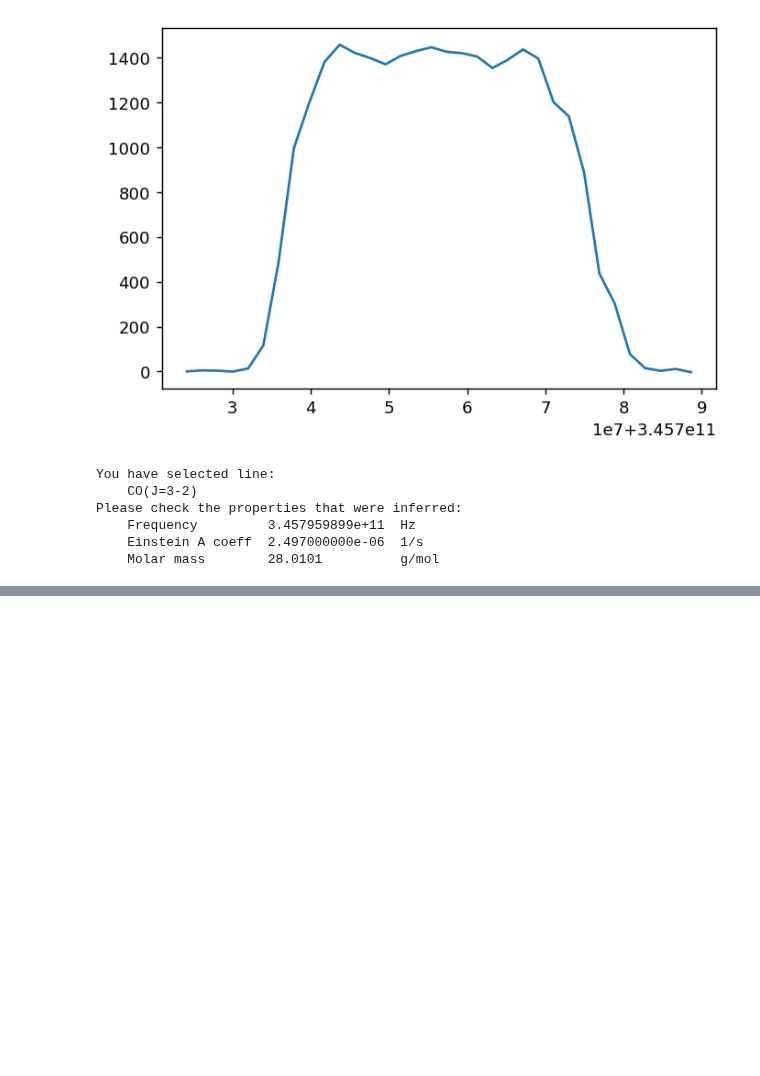
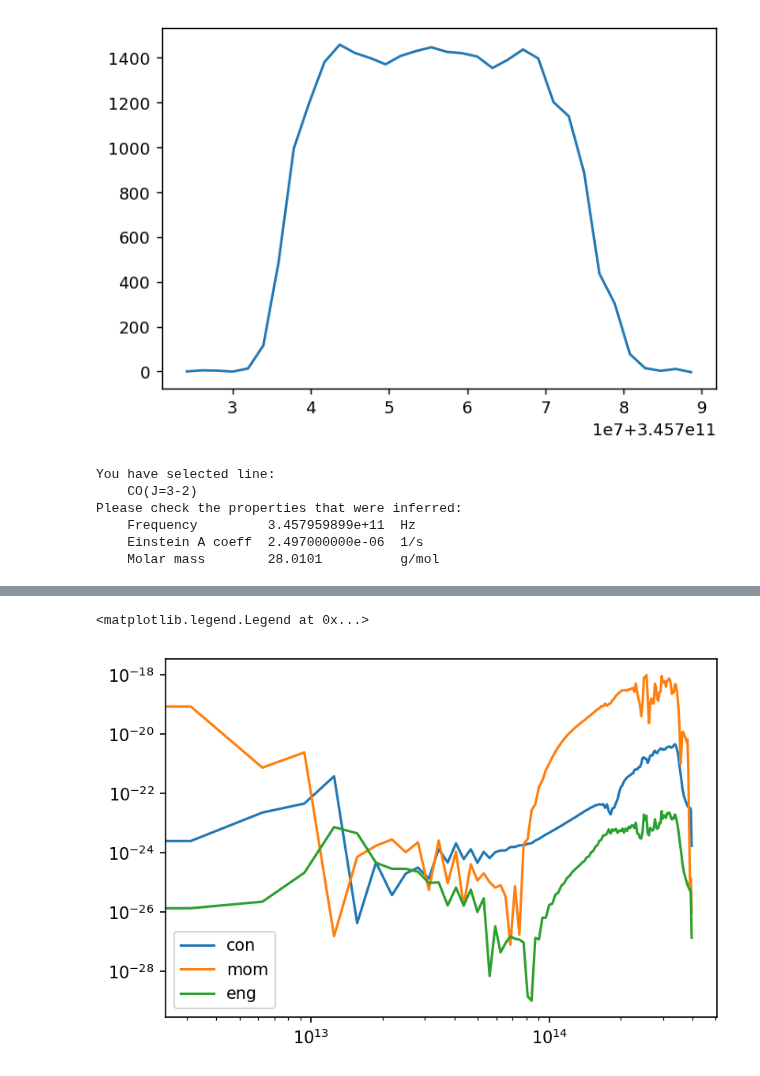
Before and after one commit to Magritte-code/pomme, a Jupyter notebook: docs/examples/spherical_symmetry.ipynb, the cells around one changed output, grey strips where cells are left out. Saved outputs shown, nothing was run; the diff lists cells and outputs as text; code cells hidden in the pictures; blank space fills up the shorter version.

```diff
--- a/docs/examples/spherical_symmetry.ipynb
+++ b/docs/examples/spherical_symmetry.ipynb
@@ -556,0 +300,14 @@ class Data(Dataset):
+# %%
+r = spherical.model_1D.get_coords()
+L_con, L_mom, L_eng = steady_state_hydrodynamic_loss(spherical).detach().numpy()
+
+plt.figure(dpi=150)
+plt.plot(r, L_con, label='con')
+plt.plot(r, L_mom, label='mom')
+plt.plot(r, L_eng, label='eng')
+plt.xscale('log')
+plt.yscale('log')
+plt.legend()
+# %% [output]
+<matplotlib.legend.Legend at 0x...>
+[figure, added]
```
Also changed, not shown: parts of 41 cells of this notebook, 26 other files.
